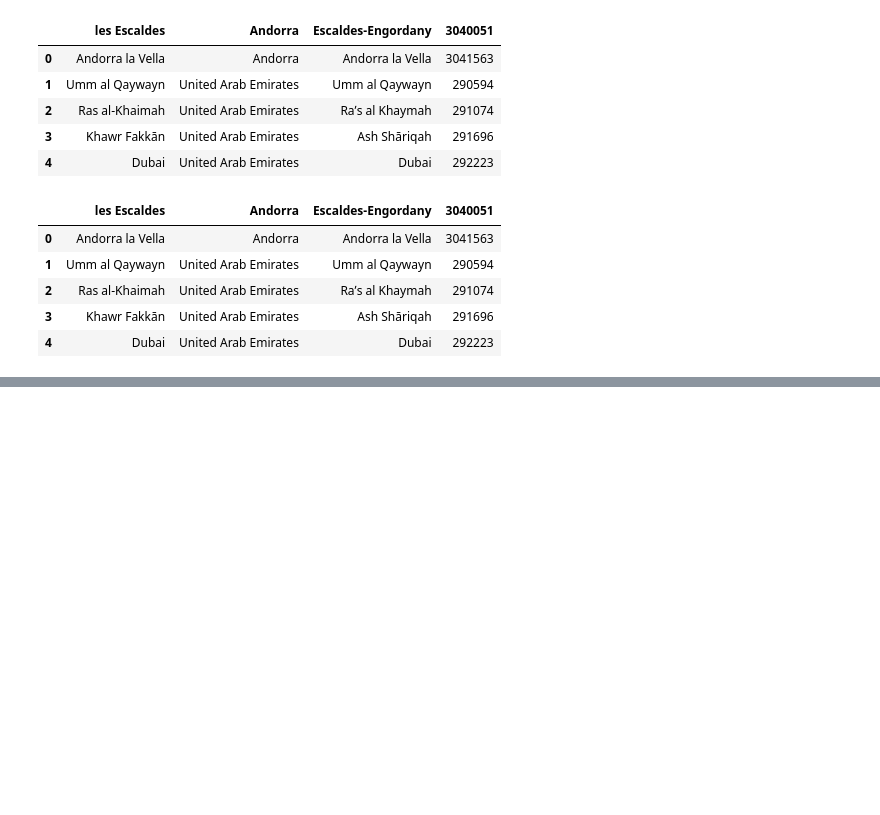
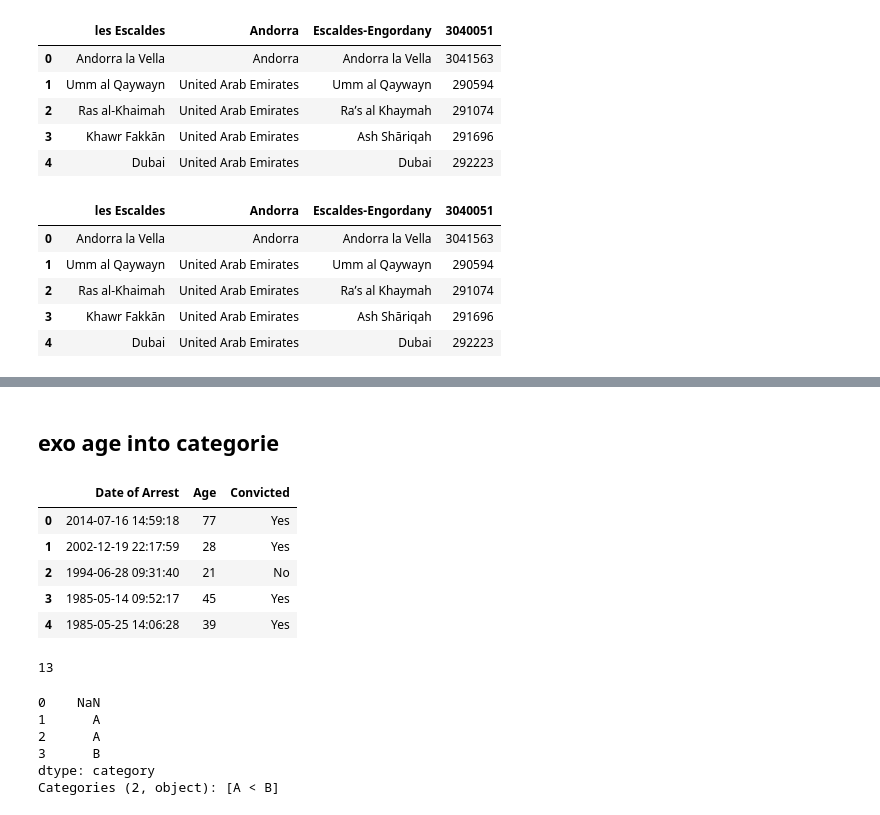
Before and after one commit to Aedanien/Python, a Jupyter notebook: DataAnli.ipynb, the cells around one changed output, grey strips where cells are left out. Cells and saved outputs as stored; diff of their text form; code cells hidden in the pictures; blank space fills up the shorter version.

```diff
--- a/DataAnli.ipynb
+++ b/DataAnli.ipynb
@@ -146,0 +175,13 @@ data.head()
+# %% [markdown]
+## exo age into categorie
+# %%
+df=pd.read_csv('https://bit.ly/felonies-dataset')
+# %%
+df.head()
+# %% [output]
+|  | Date of Arrest | Age | Convicted |
+| 0 | 2014-07-16 14:59:18 | 77 | Yes |
+| 1 | 2002-12-19 22:17:59 | 28 | Yes |
+| 2 | 1994-06-28 09:31:40 | 21 | No |
+| 3 | 1985-05-14 09:52:17 | 45 | Yes |
+| 4 | 1985-05-25 14:06:28 | 39 | Yes |
@@ -146,0 +192,4 @@ data.head()
+# %%
+o.isna().sum()
+# %% [output]
+13
@@ -146,0 +200,11 @@ data.head()
+# %%
+pd.cut(exo1,
+      bins=[0,2,3],
+      labels=["A","B"])
+# %% [output]
+0    NaN
+1      A
+2      A
+3      B
+dtype: category
+Categories (2, object): [A < B]
```
Also changed, not shown: parts of 10 cells of this notebook.
